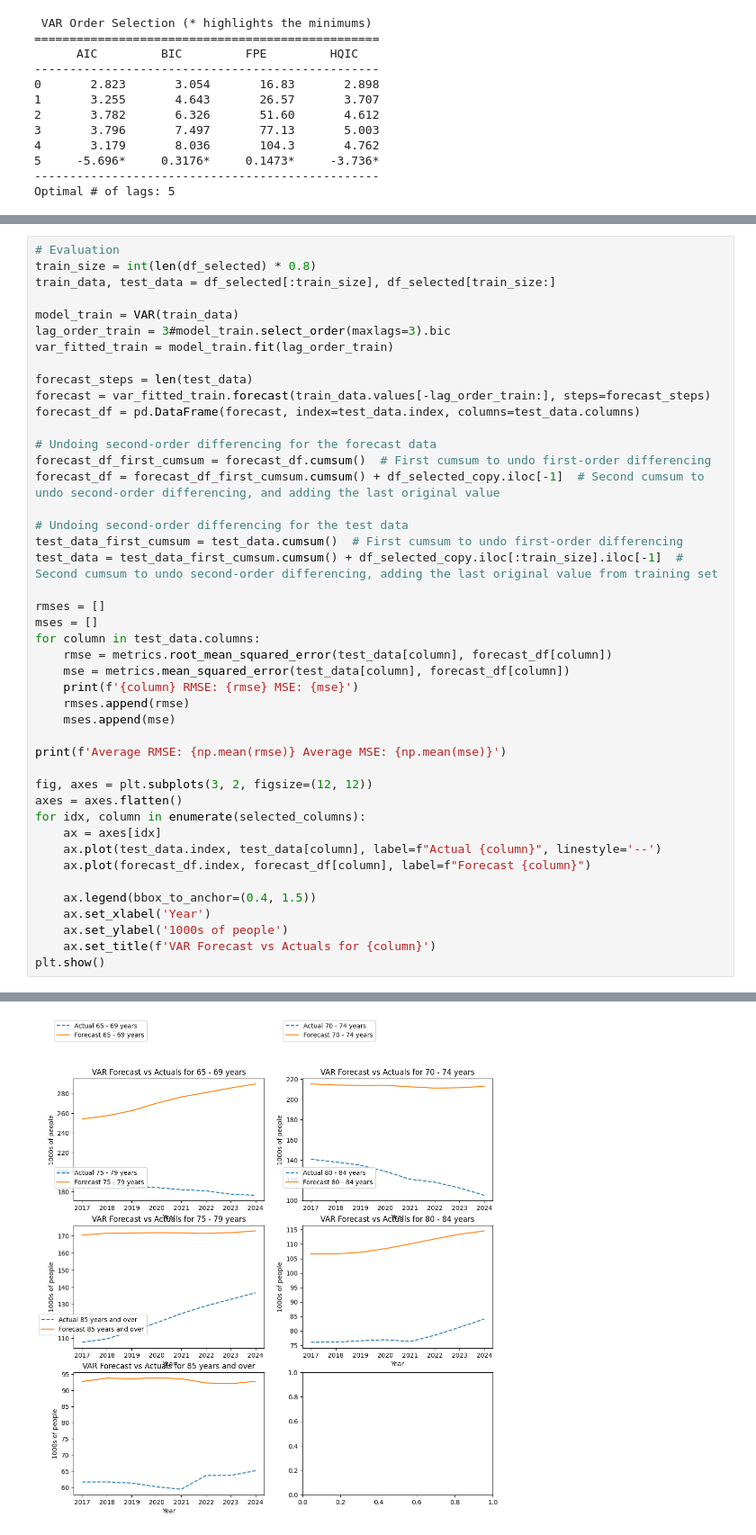
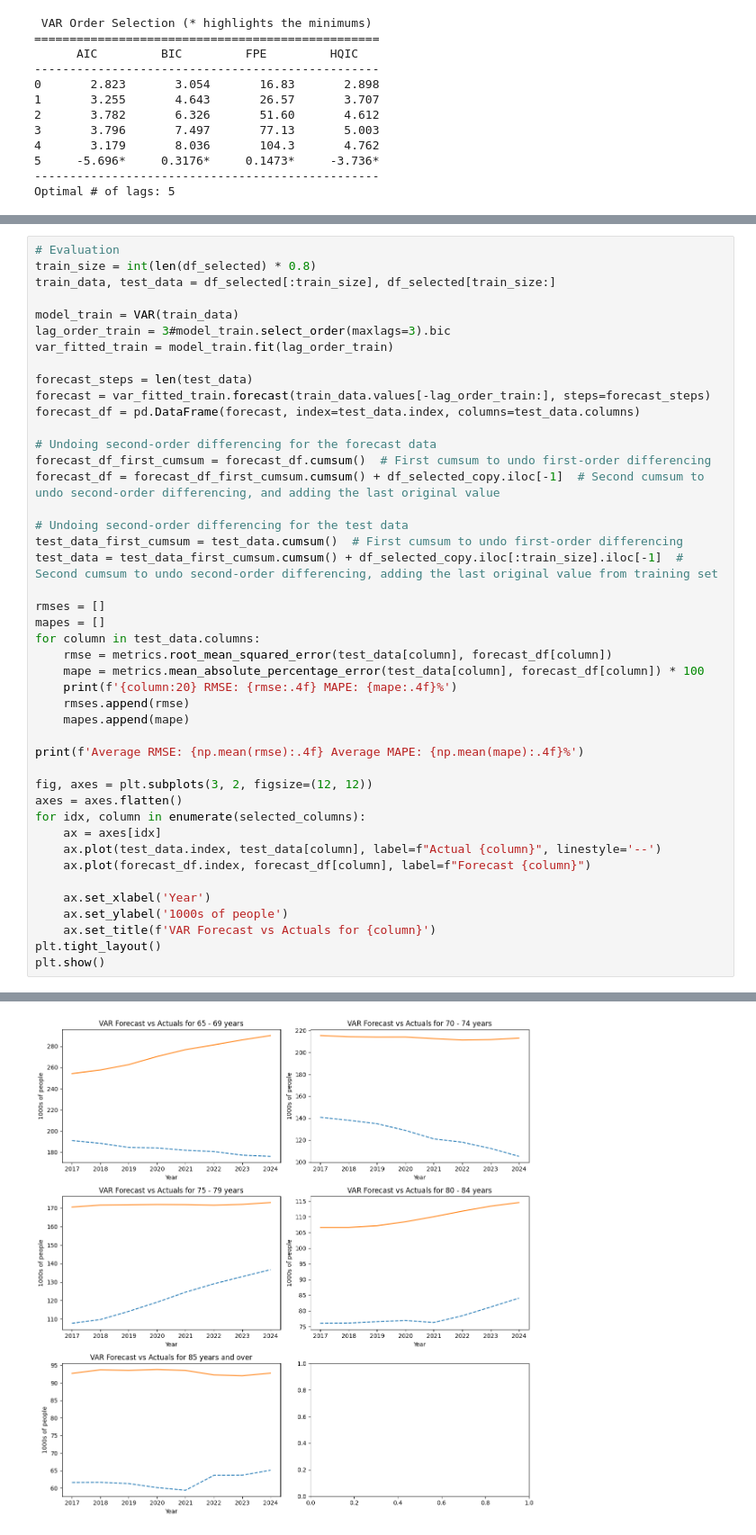
Before and after one commit to oOoOoOo0o/LM051-FYP, a Jupyter notebook: var/age-groups.ipynb, the cells around one changed output, grey strips where cells are left out. Shown at 90% size. Drawn from its saved outputs; the diff is of its cells as text.

```diff
--- a/var/age-groups.ipynb
+++ b/var/age-groups.ipynb
@@ -234,15 +230,15 @@ test_data_first_cumsum = test_data.cumsum()  # First cumsum to undo first-order
 test_data = test_data_first_cumsum.cumsum() + df_selected_copy.iloc[:train_size].iloc[-1]  # Second cumsum to undo second-order differencing, adding the last original value from training set
 
 rmses = []
-mses = []
+mapes = []
 for column in test_data.columns:
     rmse = metrics.root_mean_squared_error(test_data[column], forecast_df[column])
-    mse = metrics.mean_squared_error(test_data[column], forecast_df[column])
-    print(f'{column} RMSE: {rmse} MSE: {mse}')
+    mape = metrics.mean_absolute_percentage_error(test_data[column], forecast_df[column]) * 100
+    print(f'{column:20} RMSE: {rmse:.4f} MAPE: {mape:.4f}%')
     rmses.append(rmse)
-    mses.append(mse)
+    mapes.append(mape)
 
-print(f'Average RMSE: {np.mean(rmse)} Average MSE: {np.mean(mse)}')
+print(f'Average RMSE: {np.mean(rmse):.4f} Average MAPE: {np.mean(mape):.4f}%')
 
 fig, axes = plt.subplots(3, 2, figsize=(12, 12))
 axes = axes.flatten()
@@ -251,9 +247,9 @@ for idx, column in enumerate(selected_columns):
     ax.plot(test_data.index, test_data[column], label=f"Actual {column}", linestyle='--')
     ax.plot(forecast_df.index, forecast_df[column], label=f"Forecast {column}")
 
-    ax.legend(bbox_to_anchor=(0.4, 1.5))
     ax.set_xlabel('Year')
     ax.set_ylabel('1000s of people')
     ax.set_title(f'VAR Forecast vs Actuals for {column}')
+plt.tight_layout()
 plt.show()
 # %% [output]
@@ -266,4 +262,4 @@ Average RMSE: 31.112087726562276 Average MSE: 967.962002705307
-[figure, old version]
+[figure, new version]
 # %%
 # Forecasting
 
```
Also changed, not shown: parts of 5 cells of this notebook.
